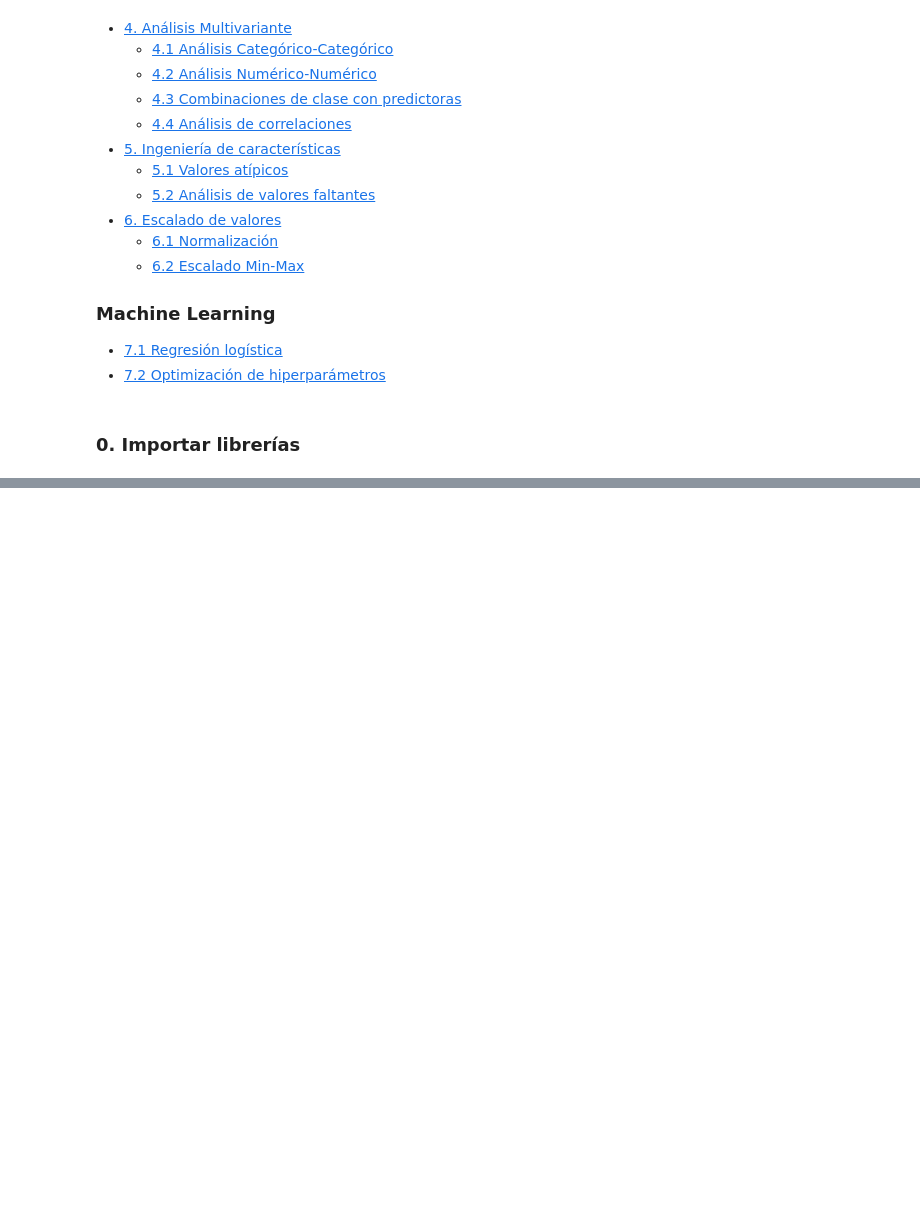
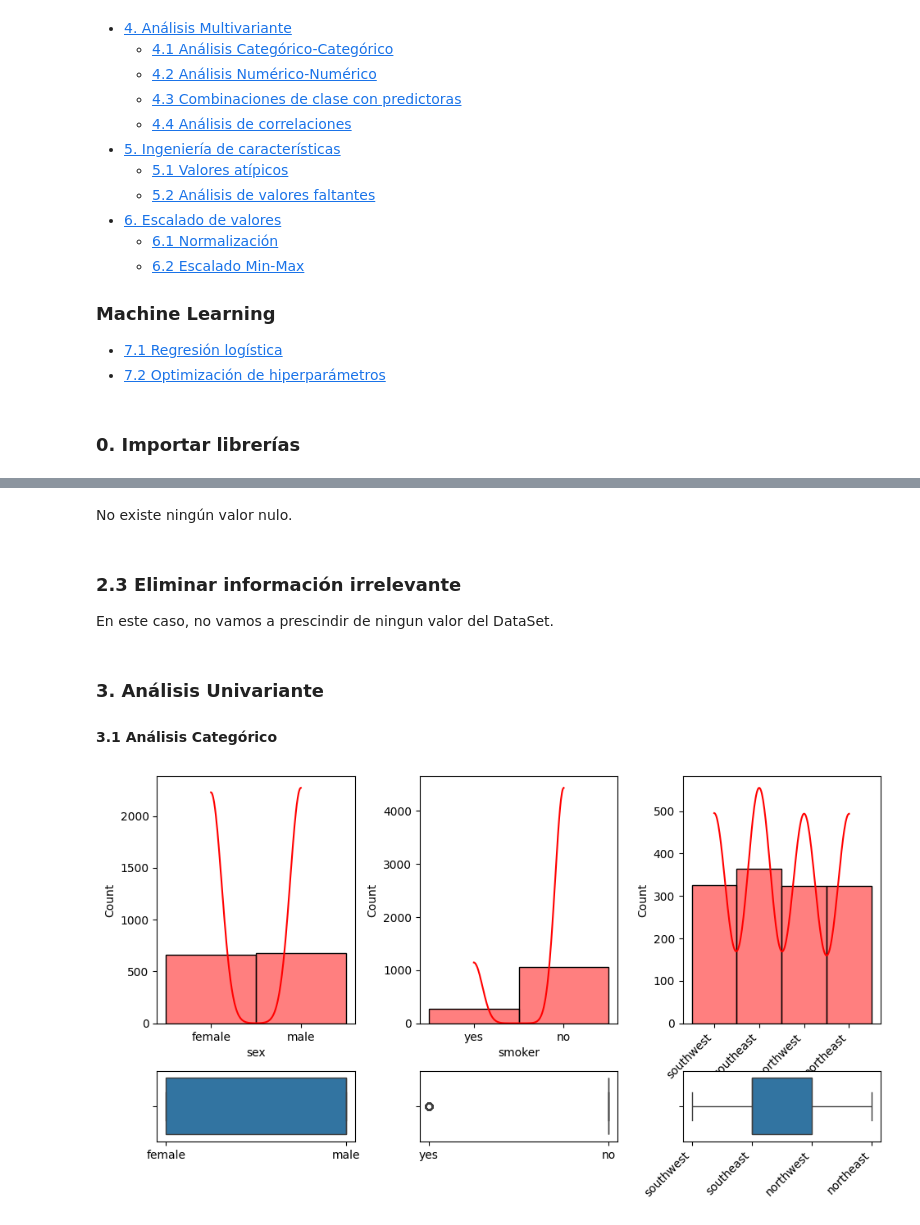
Before and after one commit to 4GeeksAcademy/ivandla96-Proyecto-Regresion-lineal, a Jupyter notebook: src/explore.ipynb, the cells around one changed output, grey strips where cells are left out. Drawn from its saved outputs; the diff is of its cells as text; code cells hidden in the pictures; blank space fills up the shorter version.

```diff
--- a/src/explore.ipynb
+++ b/src/explore.ipynb
@@ -53,0 +56,3 @@ pd.set_option('display.max_columns', None)
+# %%
+total_data = pd.read_csv("https://raw.githubusercontent.com/4GeeksAcademy/linear-regression-project-tutorial/main/medical_insurance_cost.csv")
+total_data.head()
@@ -53,0 +80,4 @@ pd.set_option('display.max_columns', None)
+# %%
+total_data_n = total_data.drop_duplicates()
+print ("Antes:", total_data.shape)
+print ("Después:", total_data_n.shape)
@@ -53,0 +106,28 @@ pd.set_option('display.max_columns', None)
+# %% [markdown]
+No existe ningún valor nulo.
+# %% [markdown]
+### 2.3 Eliminar información irrelevante
+
+En este caso, no vamos a prescindir de ningun valor del DataSet.
+# %% [markdown]
+### 3. Análisis Univariante
+
+#### 3.1 Análisis Categórico
+# %%
+fig, axis = plt.subplots(2, 3, figsize=(10, 5), gridspec_kw={'height_ratios': [7, 2]})
+
+sns.histplot(ax = axis[0,0], data = total_data_n, x = 'sex', kde = True, color = 'red')
+sns.boxplot(ax = axis[1,0], data = total_data_n, x = 'sex').set(xlabel = None)
+
+sns.histplot(ax = axis[0,1], data = total_data_n, x = 'smoker', kde = True, color = 'red')
+sns.boxplot(ax = axis[1,1], data = total_data_n, x = 'smoker').set(xlabel = None)
+
+sns.histplot(ax = axis[0,2], data = total_data_n, x = 'region', kde = True, color = 'red')
+sns.boxplot(ax = axis[1,2], data = total_data_n, x = 'region').set(xlabel = None)
+
+plt.tight_layout()
+plt.setp(axis[0,2].get_xticklabels(), rotation=45, ha='right')
+plt.setp(axis[1,2].get_xticklabels(), rotation=45, ha='right')
+plt.show()
+# %% [output]
+[figure, added]
```
Also changed, not shown: parts of 13 cells of this notebook.
